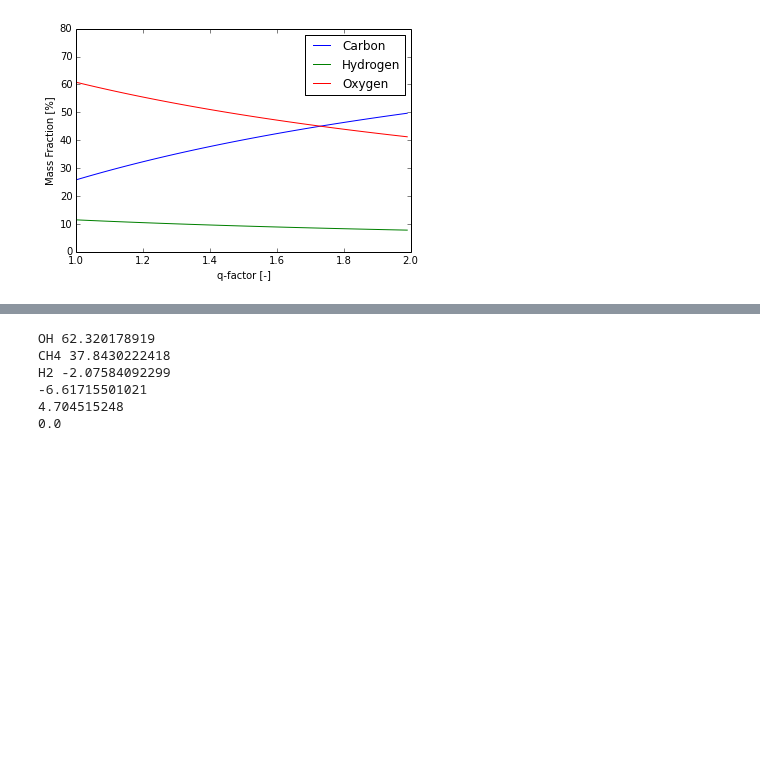
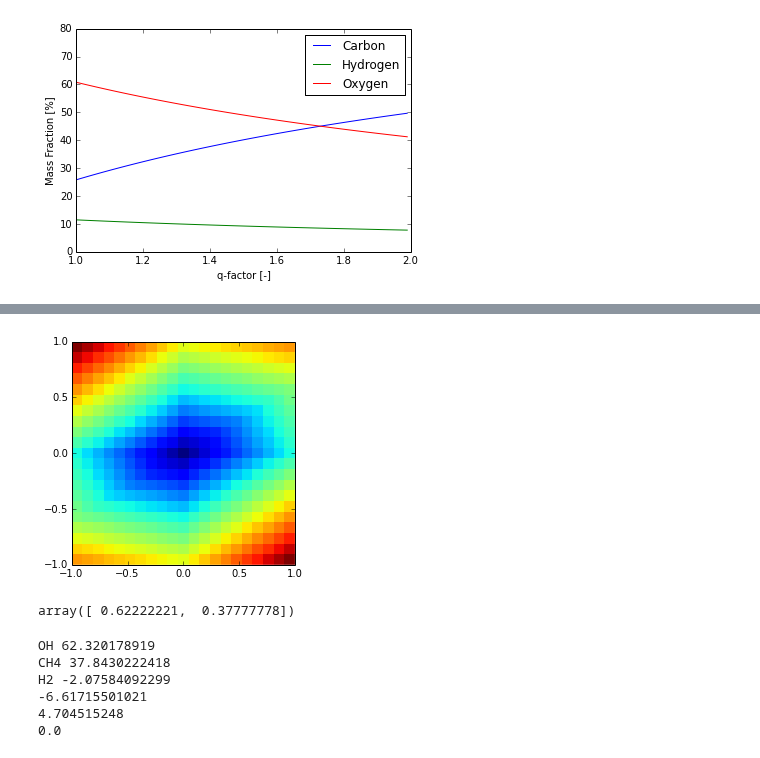
Before and after one commit to ostein/notebooks, a Jupyter notebook: pkp/BlackThunder.ipynb, the cells around one changed output, grey strips where cells are left out. Cells and saved outputs as stored; diff of their text form; code cells hidden in the pictures; blank space fills up the shorter version.

```diff
--- a/pkp/BlackThunder.ipynb
+++ b/pkp/BlackThunder.ipynb
@@ -271,0 +286,27 @@ for spec in ['Carbon', 'Hydrogen', 'Oxygen']:
+# %%
+#formulate the error function
+# error = sum(elem_error_perc)
+# elm_error_perc = (target - mass_elm)/target
+# mass = sum(f_species*nu*MW_elm/MW_species)
+
+def error_(target, coeffs, species_massfractions):
+    """ compute the cumulated percentual error of composition
+
+        Parameters:
+            target: list of target mass fractions of elements
+            coeffs: matrix of nu*MW_elm/MW_species, i = Elm, j = spec
+        TODO: refactor
+    """
+    def elem_error_perc(target_elem, mass_elem):
+        return abs((target_elem - mass_elem)/target_elem)
+    def mass_elm_species(coeffs):
+        return sum([species_massfraction * coeffs[i]
+                    for i, species_massfraction in enumerate(species_massfractions)])
+    return sum([elem_error_perc(target_elem, mass_elm_species(coeffs[i]))
+                    for i, target_elem in enumerate(target)])
+
+# simple tests
+#        f_C, f_H                 C in CH4     H in CH4     f_CH4
+# error_([12.0/16.0, 4.0/16.0], [[12.0/16.0], [4.0/16.0]], [1.0]) <- CH4
+#        f_C, f_O, f_H                       C in CO,C in OH   O in CO    O in OH      H in CO, H in OH
+# error_([12.0/45.0, 32.0/45.0, 1.0/45.0], [[12.0/28.0, 0.0], [16.0/28.0, 16.0/17.0], [0.0,1.0/17.0]], [28.0/45.0, 17/45.0]) CO, OH
@@ -272,3 +317,25 @@ for spec in ['Carbon', 'Hydrogen', 'Oxygen']:
+# %%
+a = np.arange(-1.0,1.1,0.1)
+#help(np.mgrid)#[a*2]
+#mgrid[0:5,0:5]
+mat = [[error_([12.0/45.0, 32.0/45.0, 1.0/45.0], [[12.0/28.0, 0.0], [16.0/28.0, 16.0/17.0], [0.0,1.0/17.0]], [i+28.0/45.0,j+17.0/45.0])
+       for i in a] for j in a]
+fig = plt.figure()
+ax = fig.add_subplot(1,1,1)
+surf = ax.imshow(mat, interpolation='none', extent=[-1,1,-1,1])
+#surf.set_cmap('spectral')
+#plt.colorbar()
+plt.show()
+# %% [output]
+[figure, added]
+# %%
+from scipy.optimize import minimize
+from functools import partial
+
+error_func = partial(error_, [12.0/45.0, 32.0/45.0, 1.0/45.0], [[12.0/28.0, 0.0], [16.0/28.0, 16.0/17.0], [0.0,1.0/17.0]])
+minimize(fun=error_func, x0=[0,0], tol=0.001).x
+# %% [output]
+array([ 0.62222221,  0.37777778])
 # %%
 # solve the system of equations
 
```
Also changed, not shown: parts of 5 cells of this notebook.
